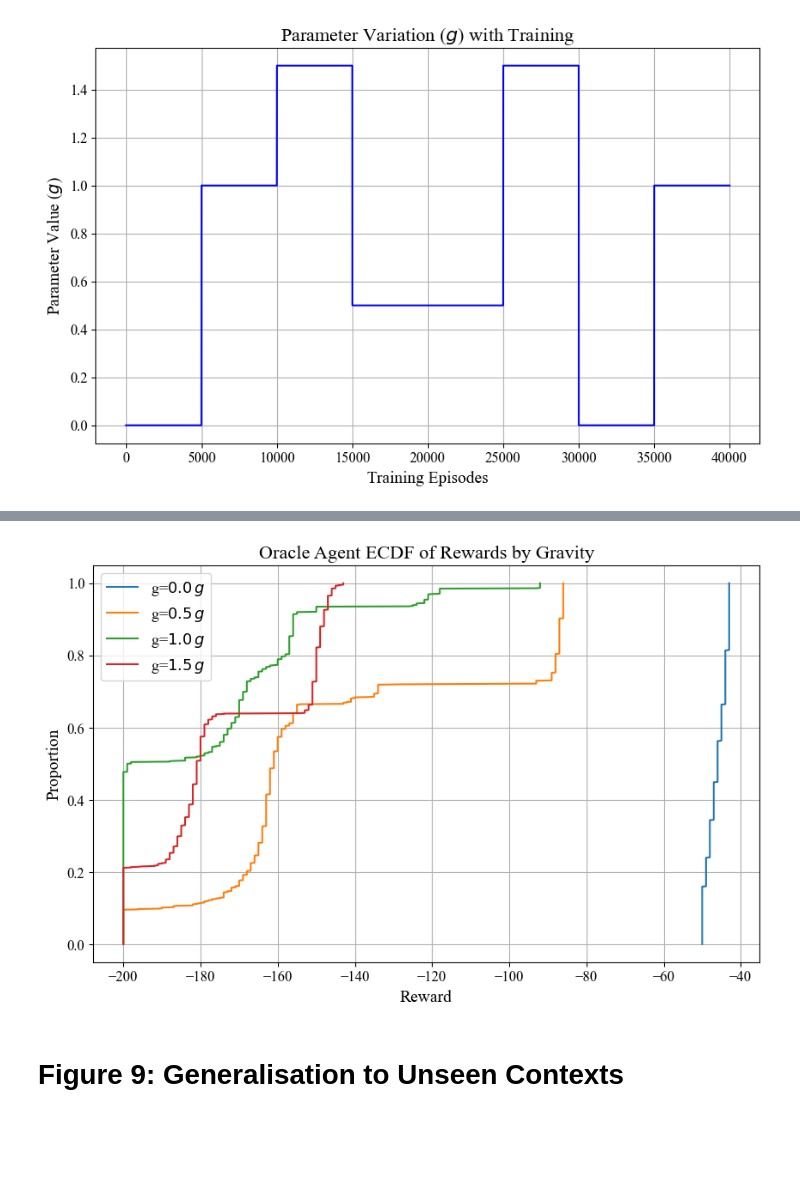
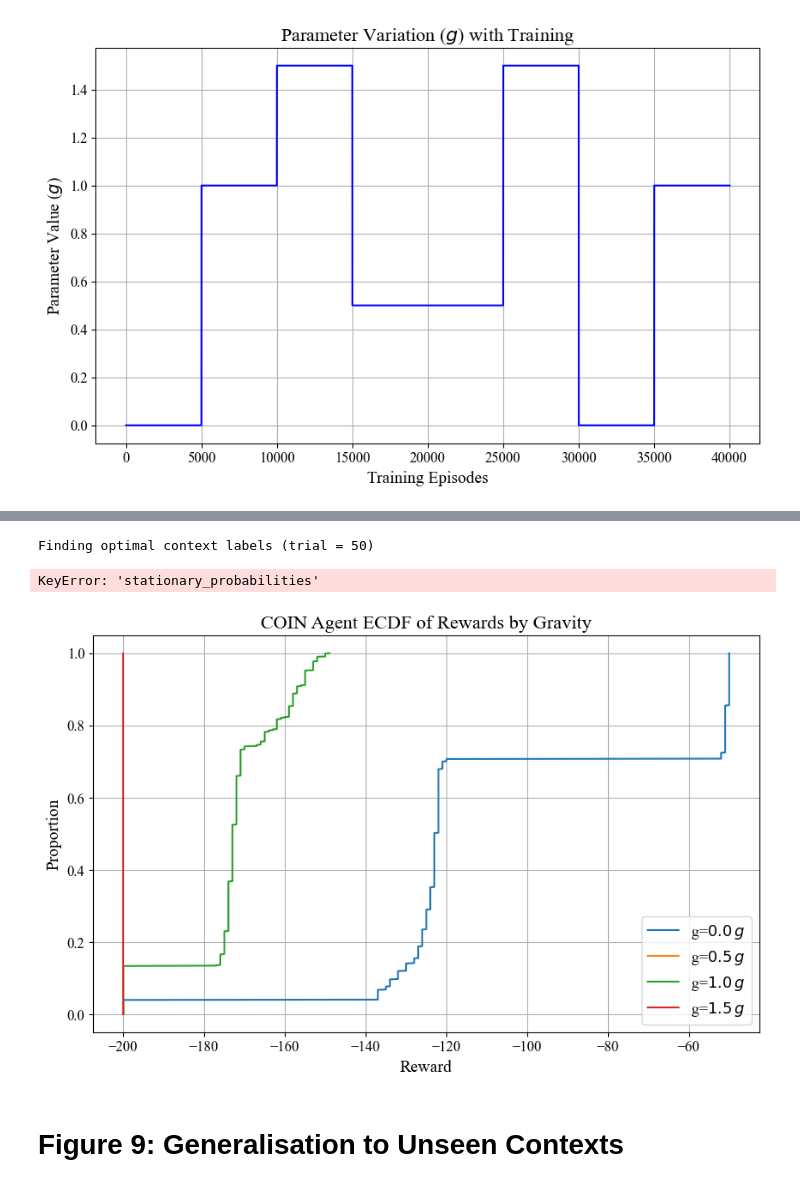
Before and after one commit to RichieRich2569/COINRL, a Jupyter notebook: new_figures.ipynb, the cells around one changed output, grey strips where cells are left out. Saved outputs shown, nothing was run; the diff lists cells and outputs as text; code cells hidden in the pictures; blank space fills up the shorter version.

Commit message:
Implement option to extract stationary probabilities from model for saving the state in between different test points.

```diff
--- a/new_figures.ipynb
+++ b/new_figures.ipynb
@@ -1132,7 +1134,7 @@ param = np.concatenate([
     1.0*np.ones((5000, )),
     ])
 
-TRAIN = True # Set to True to train, False to load saved results
+TRAIN = False # Set to True to train, False to load saved results
 
 # Plot parameter variation
 # Font setup
@@ -1333,17 +1372,56 @@ for gsf in unique_gsf:
+# %%
+stat_prob = coin_model.get_stationary_probabilities(output)
+# %% [output]
+Finding optimal context labels (trial = 50)
+KeyError: 'stationary_probabilities'
+# %%
+# Evaluate ecdf across all parameter values
+
+# Unique gravity scale factors
+unique_gsf = np.unique(param)
+
+# Create dictionary to hold ecdf results
+ecdf_results_coin = {}
+
+for gsf in unique_gsf:
+    # Create the environment for each amplitude
+    env = CustomMountainCarEnv(gravity_sf=gsf, render_mode="none")
+
+    # Evaluate the agent in the current context, for 1000 episodes
+    # TODO: set p_context correctly
+    # It needs to be obtained from the stationary probabilities of the COIN model
+    p_context = np.zeros((5, ))
+    if gsf == 0.0:
+        p_context[0] = 1.0
+    elif gsf == 0.5:
+        p_context[1] = 1.0
+    elif gsf == 1.0:
+        p_context[2] = 1.0
+    elif gsf == 1.5:
+        p_context[3] = 1.0
+
+    evaluation_reward = coin_agent.evaluate(env=env, p_context=p_context, n_episodes=1000, max_steps_per_episode=200)
+
+    # Find ecdf of evaluation rewards
+    sorted_rewards = np.sort(evaluation_reward)
+    ecdf = np.arange(1, len(sorted_rewards) + 1) / len(sorted_rewards)
+
+    # Store in dictionary
+    ecdf_results_coin[gsf] = (sorted_rewards, ecdf)
 # %%
 # Plot ecdfs
 fig, ax = plt.subplots(figsize=(10, 6))
 for gsf in unique_gsf:
-    sorted_rewards, ecdf = ecdf_results_oracle[gsf]
+    sorted_rewards, ecdf = ecdf_results_coin[gsf]
     ax.plot(sorted_rewards, ecdf, label=rf'g=${gsf}\,g$')
 
-ax.set_title('Oracle Agent ECDF of Rewards by Gravity')
+ax.set_title('COIN Agent ECDF of Rewards by Gravity')
 ax.set_xlabel('Reward')
 ax.set_ylabel('Proportion')
 ax.grid(True)
 ax.legend()
 plt.show()
 # %% [output]
-[figure, old version]
+[figure, new version]
 # %% [markdown]
 # Figure 9: Generalisation to Unseen Contexts
```
Also changed, not shown: parts of 7 cells of this notebook, 4 other files.
